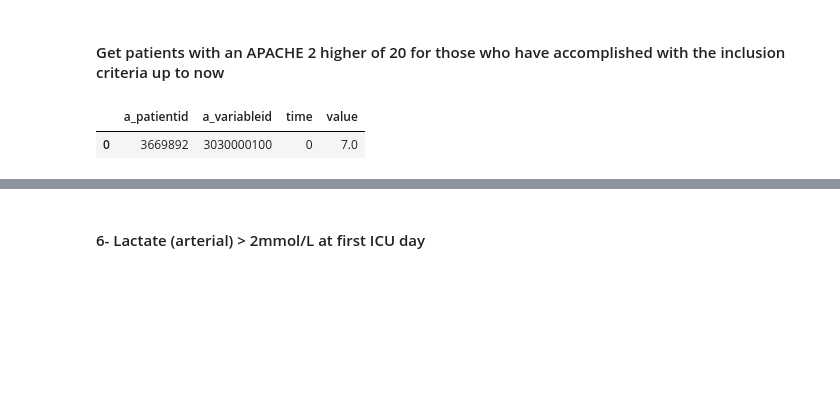
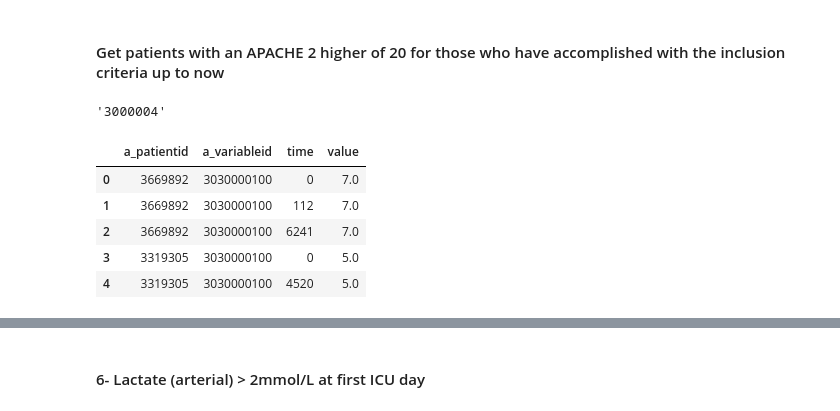
Before and after one commit to Ps7Pep/tgndatathon2022, a Jupyter notebook: icusics_db_tutorial.ipynb, the cells around one changed output, grey strips where cells are left out. Saved outputs shown, nothing was run; the diff lists cells and outputs as text; code cells hidden in the pictures; blank space fills up the shorter version.

```diff
--- a/icusics_db_tutorial.ipynb
+++ b/icusics_db_tutorial.ipynb
@@ -200,5 +208,13 @@ v_derived_chunk = pd.read_csv(f's3://{db}/{h}_db/v_derived/{h}_derived001.csv')
+# %%
+m
+# %% [output]
+'3000004'
 # %%
-v_derived_chunk.head(1)
+v_derived_chunk.head()
 # %% [output]
 |  | a_patientid | a_variableid | time | value |
 | 0 | 3669892 | 3030000100 | 0 | 7.0 |
+| 1 | 3669892 | 3030000100 | 112 | 7.0 |
+| 2 | 3669892 | 3030000100 | 6241 | 7.0 |
+| 3 | 3319305 | 3030000100 | 0 | 5.0 |
+| 4 | 3319305 | 3030000100 | 4520 | 5.0 |
```
Also changed, not shown: parts of 14 cells of this notebook.
